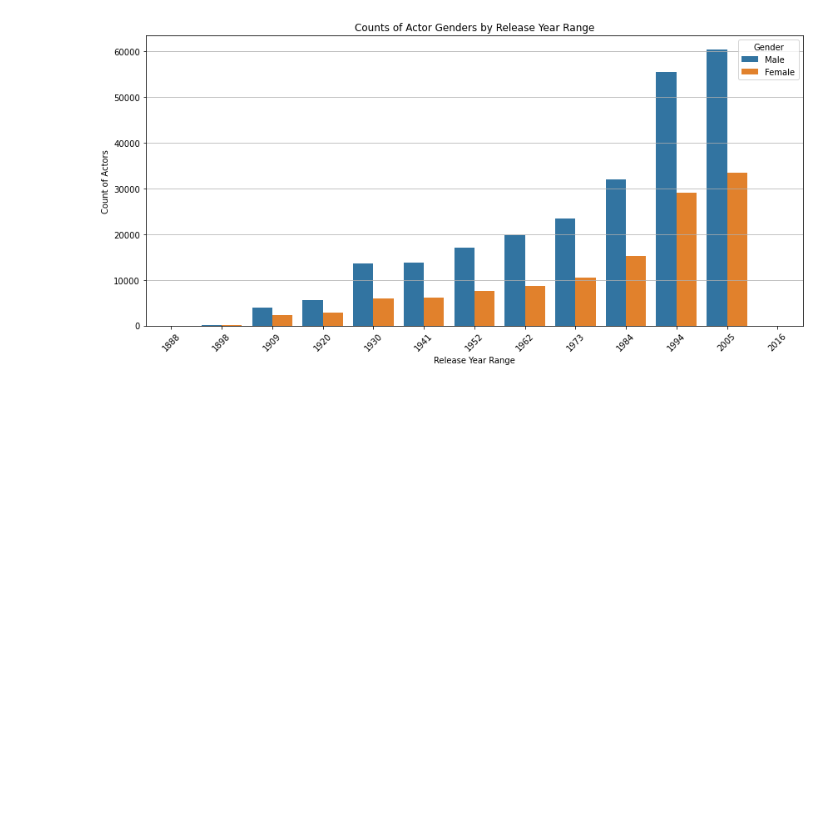
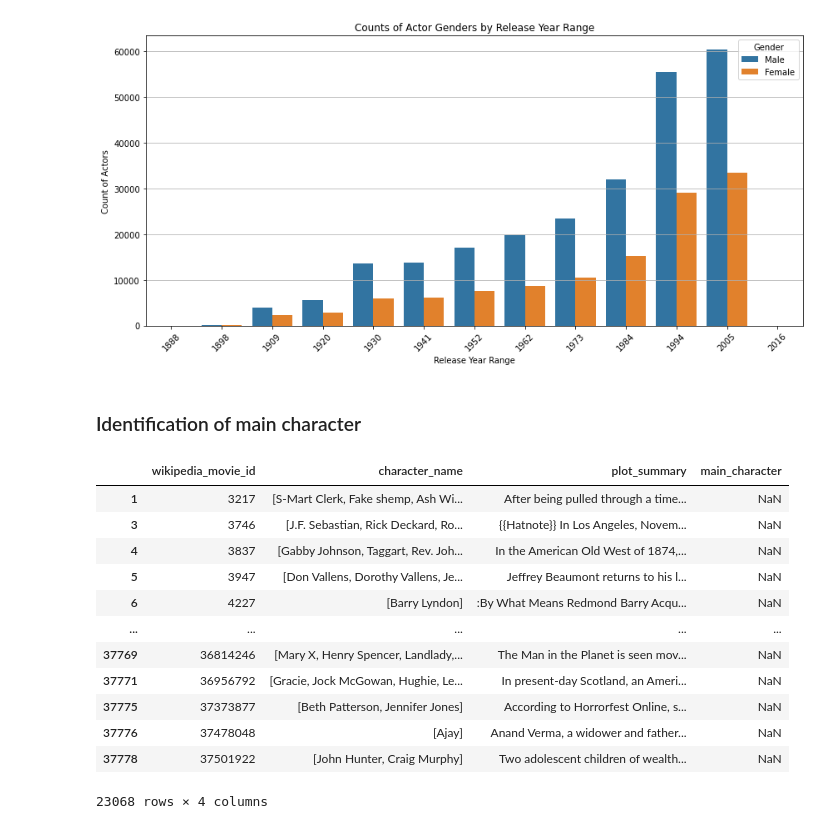
Before and after one commit to epfl-ada/ada-2024-project-skibidata, a Jupyter notebook: CMU_Starting.ipynb, the cells around one changed output. Saved outputs shown, nothing was run; the diff lists cells and outputs as text; code cells hidden in the pictures; blank space fills up the shorter version.

```diff
--- a/CMU_Starting.ipynb
+++ b/CMU_Starting.ipynb
@@ -1371,3 +1371,37 @@ plt.tight_layout()
 plt.show()
 # %% [output]
 [figure]
+# %% [markdown]
+###     Identification of main character
+# %%
+Grouped_intact = character_metadata_df.groupby('wikipedia_movie_id')['character_name'].apply(
+    lambda names: '/'.join([str(name) for name in names if isinstance(name, str) and name != '0'])
+)
+"""Grouped = character_metadata_df.groupby('wikipedia_movie_id')['character_name'].apply(
+    lambda names: [str(name).replace(' ', '/') for name in names if isinstance(name, str) and name not in ['', '0']]
+)"""
+Grouped = character_metadata_df.groupby('wikipedia_movie_id')['character_name'].apply(
+    lambda names: list(names)
+)
+Grouped = Grouped.apply(lambda names: [name for name in names if not pd.isna(name)])
+
+df_charac = Grouped.reset_index(name='character_name')
+df_charac.columns = ['wikipedia_movie_id', 'character_name']
+df_main_character=pd.merge(df_charac,plot_summaries_df,how='inner',on='wikipedia_movie_id')
+df_main_character = df_main_character[df_main_character['character_name'].apply(lambda x: len(x) > 0)]
+
+df_main_character
+# %% [output]
+|  | wikipedia_movie_id | character_name | plot_summary | main_character |
+| 1 | 3217 | [S-Mart Clerk, Fake shemp, Ash Wi... | After being pulled through a time... | NaN |
+| 3 | 3746 | [J.F. Sebastian, Rick Deckard, Ro... | {{Hatnote}} In Los Angeles, Novem... | NaN |
+| 4 | 3837 | [Gabby Johnson, Taggart, Rev. Joh... | In the American Old West of 1874,... | NaN |
+| 5 | 3947 | [Don Vallens, Dorothy Vallens, Je... | Jeffrey Beaumont returns to his l... | NaN |
+| 6 | 4227 | [Barry Lyndon] | :By What Means Redmond Barry Acqu... | NaN |
+| ... | ... | ... | ... | ... |
+| 37769 | 36814246 | [Mary X, Henry Spencer, Landlady,... | The Man in the Planet is seen mov... | NaN |
+| 37771 | 36956792 | [Gracie, Jock McGowan, Hughie, Le... | In present-day Scotland, an Ameri... | NaN |
+| 37775 | 37373877 | [Beth Patterson, Jennifer Jones] | According to Horrorfest Online, s... | NaN |
+| 37776 | 37478048 | [Ajay] | Anand Verma, a widower and father... | NaN |
+| 37778 | 37501922 | [John Hunter, Craig Murphy] | Two adolescent children of wealth... | NaN |
+23068 rows × 4 columns
```
Also changed, not shown: parts of 2 cells of this notebook.
